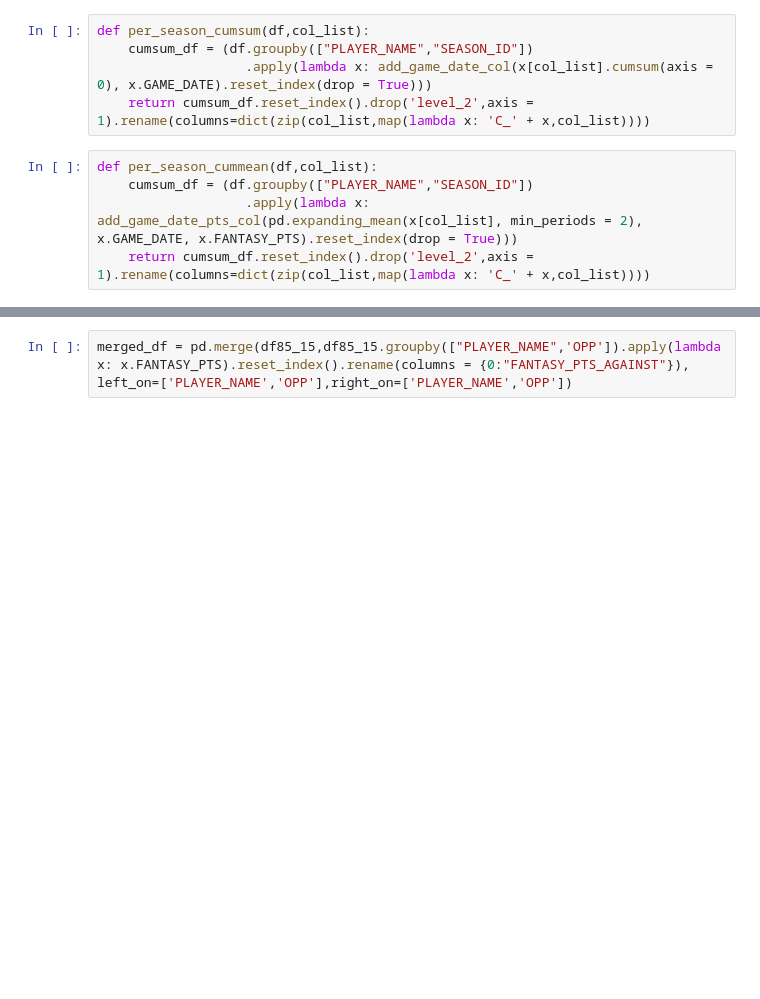
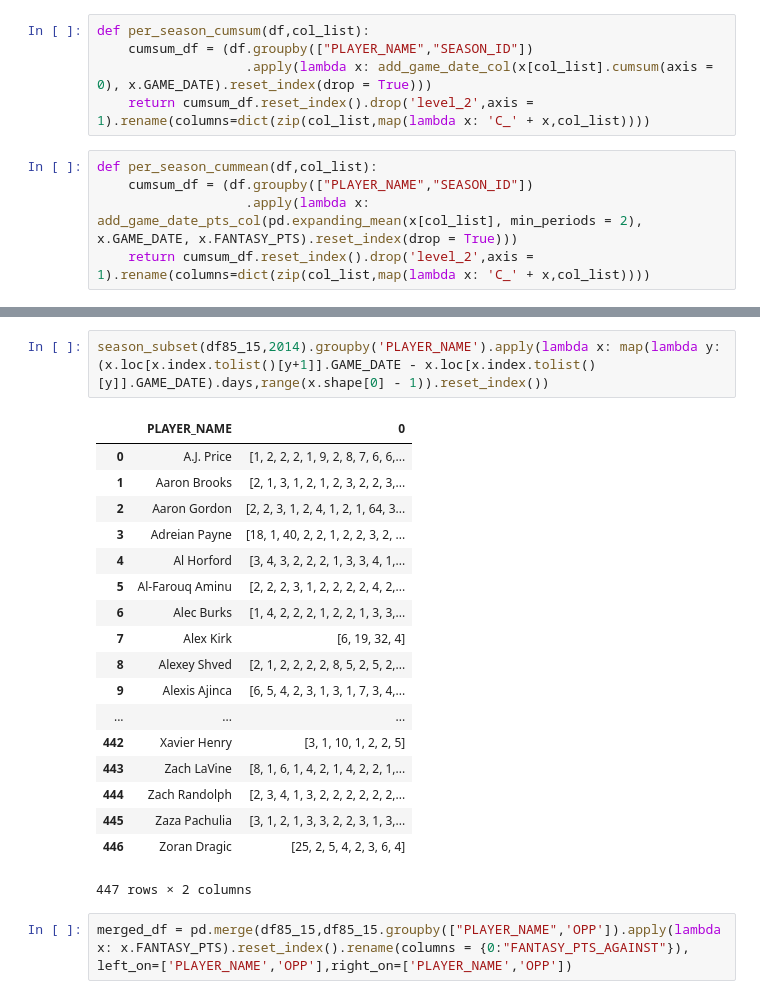
Before and after one commit to diciurcio-d/ShiftEnter, a Jupyter notebook: data_collection_sup.ipynb, the cells around one changed output, grey strips where cells are left out. Drawn from its saved outputs; the diff is of its cells as text; blank space fills up the shorter version.

```diff
--- a/data_collection_sup.ipynb
+++ b/data_collection_sup.ipynb
@@ -290,2 +286,23 @@ dtype: float64
+# %%
+season_subset(df85_15,2014).groupby('PLAYER_NAME').apply(lambda x: map(lambda y: (x.loc[x.index.tolist()[y+1]].GAME_DATE - x.loc[x.index.tolist()[y]].GAME_DATE).days,range(x.shape[0] - 1)).reset_index())
+# %% [output]
+|  | PLAYER_NAME | 0 |
+| 0 | A.J. Price | [1, 2, 2, 2, 1, 9, 2, 8, 7, 6, 6,... |
+| 1 | Aaron Brooks | [2, 1, 3, 1, 2, 1, 2, 3, 2, 2, 3,... |
+| 2 | Aaron Gordon | [2, 2, 3, 1, 2, 4, 1, 2, 1, 64, 3... |
+| 3 | Adreian Payne | [18, 1, 40, 2, 2, 1, 2, 2, 3, 2, ... |
+| 4 | Al Horford | [3, 4, 3, 2, 2, 2, 1, 3, 3, 4, 1,... |
+| 5 | Al-Farouq Aminu | [2, 2, 2, 3, 1, 2, 2, 2, 2, 4, 2,... |
+| 6 | Alec Burks | [1, 4, 2, 2, 2, 1, 2, 2, 1, 3, 3,... |
+| 7 | Alex Kirk | [6, 19, 32, 4] |
+| 8 | Alexey Shved | [2, 1, 2, 2, 2, 2, 8, 5, 2, 5, 2,... |
+| 9 | Alexis Ajinca | [6, 5, 4, 2, 3, 1, 3, 1, 7, 3, 4,... |
+| ... | ... | ... |
+| 442 | Xavier Henry | [3, 1, 10, 1, 2, 2, 5] |
+| 443 | Zach LaVine | [8, 1, 6, 1, 4, 2, 1, 4, 2, 2, 1,... |
+| 444 | Zach Randolph | [2, 3, 4, 1, 3, 2, 2, 2, 2, 2, 2,... |
+| 445 | Zaza Pachulia | [3, 1, 2, 1, 3, 3, 2, 2, 3, 1, 3,... |
+| 446 | Zoran Dragic | [25, 2, 5, 4, 2, 3, 6, 4] |
+447 rows × 2 columns
 # %%
 merged_df = pd.merge(df85_15,df85_15.groupby(["PLAYER_NAME",'OPP']).apply(lambda x: x.FANTASY_PTS).reset_index().rename(columns = {0:"FANTASY_PTS_AGAINST"}), left_on=['PLAYER_NAME','OPP'],right_on=['PLAYER_NAME','OPP'])
```
Also changed, not shown: parts of 25 cells of this notebook.
